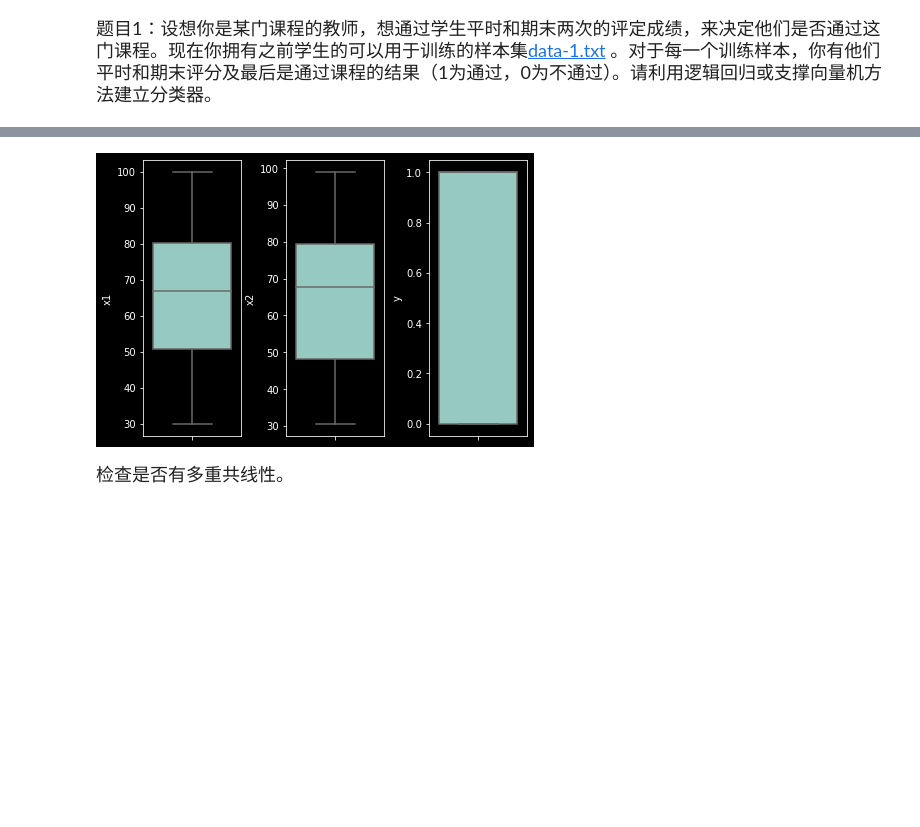
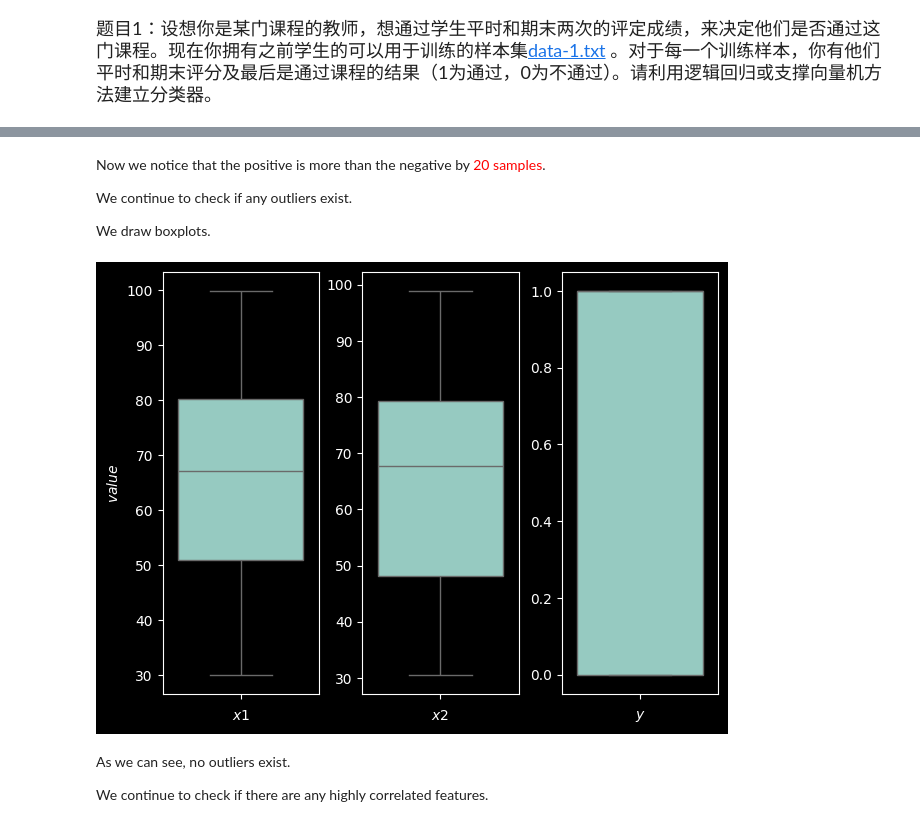
Before and after one commit to JHW5981/MISC, a Jupyter notebook: machine_learning/240309.ipynb, the cells around one changed output, grey strips where cells are left out. Saved outputs shown, nothing was run; the diff lists cells and outputs as text; code cells hidden in the pictures; blank space fills up the shorter version.

```diff
--- a/machine_learning/240309.ipynb
+++ b/machine_learning/240309.ipynb
@@ -55,16 +63,29 @@ df.describe(include='all')
+# %% [markdown]
+Now we notice that the positive is more than the negative by <font color=red>20 samples</font>.
+
+We continue to check if any outliers exist.
+
+We draw boxplots.
 # %%
 import seaborn as sns
 import matplotlib.pyplot as plt
 
 fig, axs = plt.subplots(ncols=3, nrows=1)
 index = 0
 axs = axs.flatten()
 for k,v in df.items():
-    sns.boxplot(y=k, data=df, ax=axs[index])
+    sns.boxplot(y=(v), data=df, ax=axs[index])
+    axs[index].set_xlabel("$"+k+"$")
+    if index == 0:
+        axs[index].set_ylabel("$value$")
+    else:
+        axs[index].set_ylabel("")
     index += 1
-plt.tight_layout(pad=0.4, w_pad=0.5, h_pad=5.0)
+plt.tight_layout(pad=1, w_pad=0.5, h_pad=5.0)
 # %% [output]
-[figure, old version]
+[figure, new version]
-# %% [markdown]
-<font size=4>检查是否有多重共线性。</font>
+# %% [markdown]
+As we can see, no outliers exist.
+
+We continue to check if there are any highly correlated features.
 # %%
```
Also changed, not shown: parts of 11 cells of this notebook.
